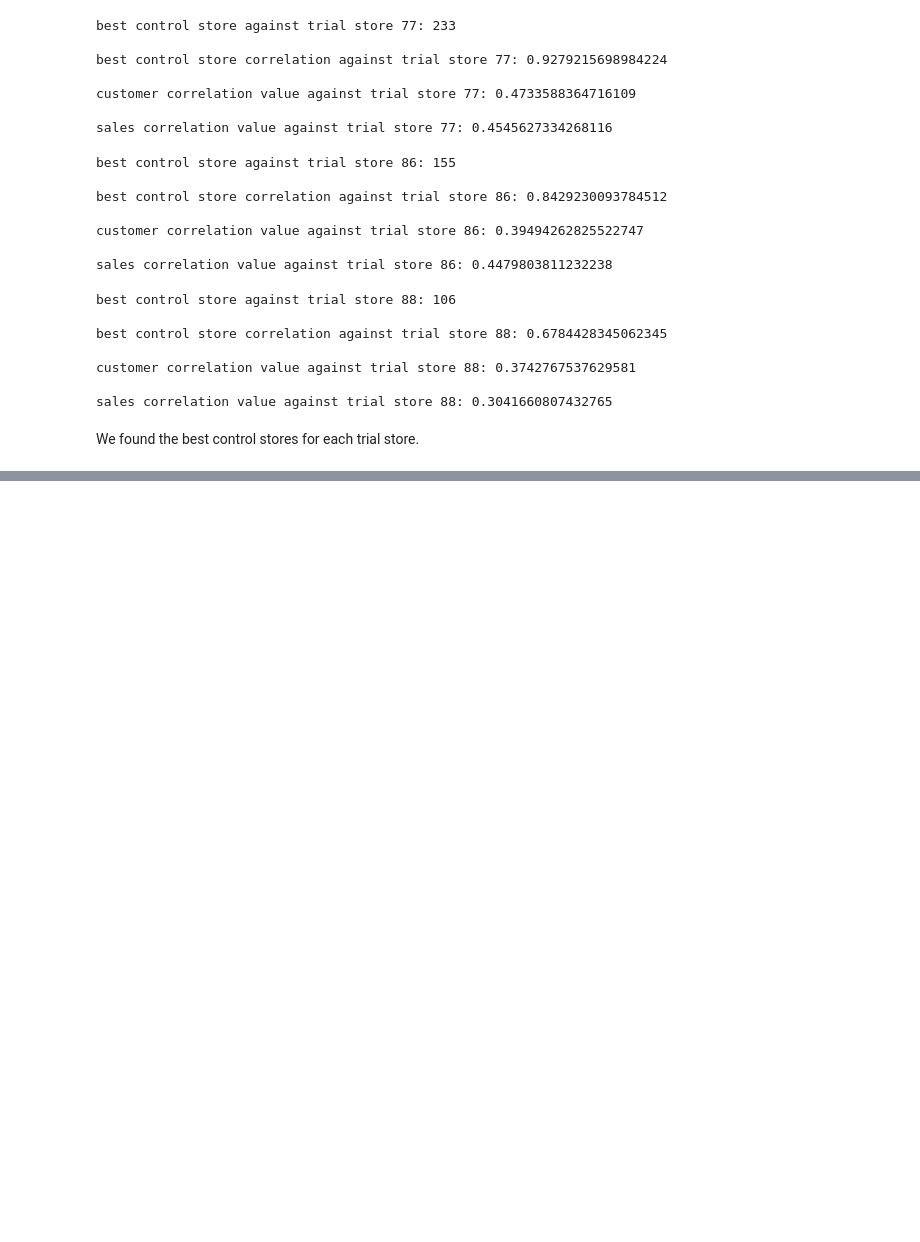
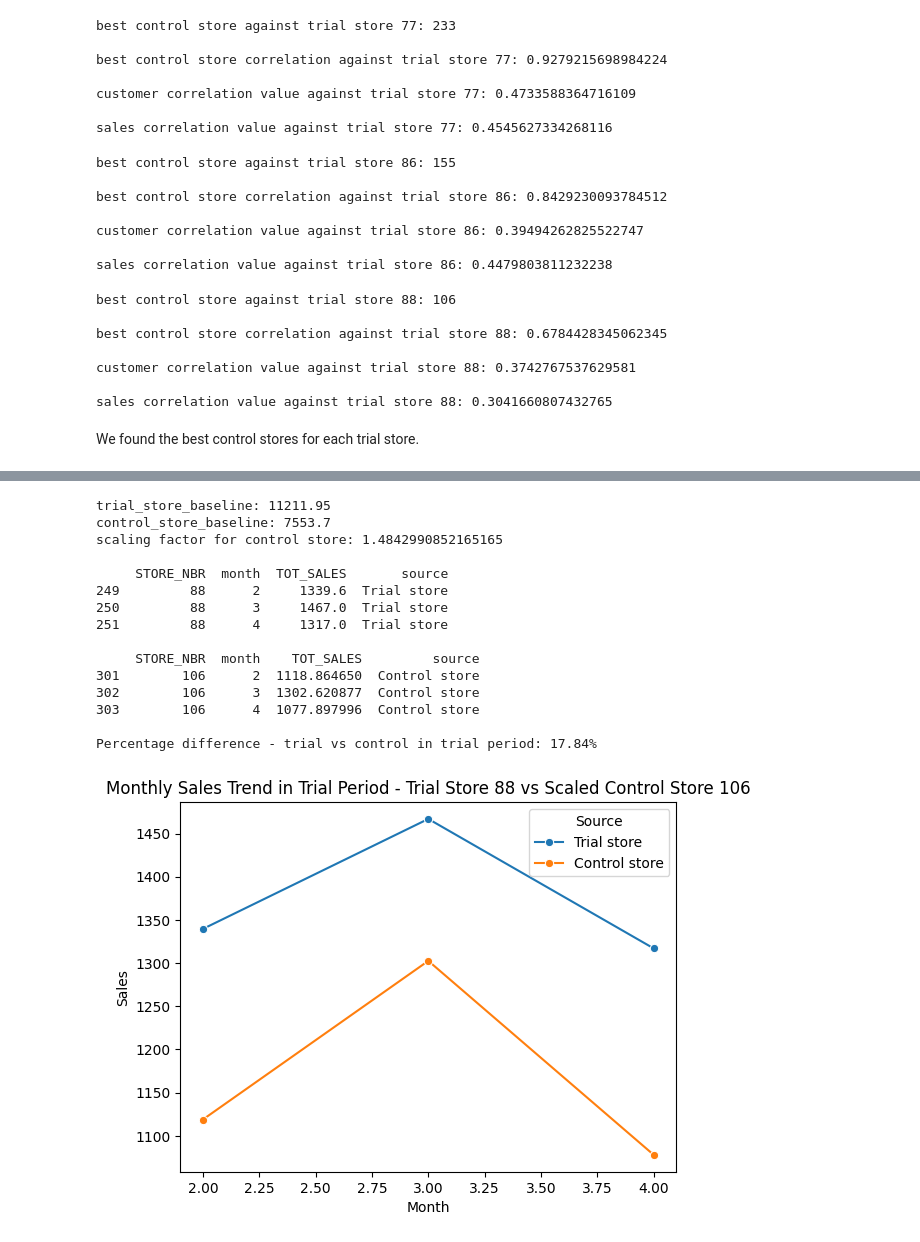
Before and after one commit to pandaueno0156/Exploratory_Data_Analysis_ChipCompany, a Jupyter notebook: customer_analytics.ipynb, the cells around one changed output, grey strips where cells are left out. Saved outputs shown, nothing was run; the diff lists cells and outputs as text; code cells hidden in the pictures; blank space fills up the shorter version.

```diff
--- a/customer_analytics.ipynb
+++ b/customer_analytics.ipynb
@@ -929,0 +1171,20 @@ We found the best control stores for each trial store.
+# %%
+# monthly sales trend trial 88 vs control 106
+output_month_sales_trial_control_after_scaling(df_merged, 88, 106)
+# %% [output]
+trial_store_baseline: 11211.95
+control_store_baseline: 7553.7
+scaling factor for control store: 1.4842990852165165
+
+     STORE_NBR  month  TOT_SALES       source
+249         88      2     1339.6  Trial store
+250         88      3     1467.0  Trial store
+251         88      4     1317.0  Trial store
+
+     STORE_NBR  month    TOT_SALES         source
+301        106      2  1118.864650  Control store
+302        106      3  1302.620877  Control store
+303        106      4  1077.897996  Control store
+
+Percentage difference - trial vs control in trial period: 17.84%
+[figure, added]
```
Also changed, not shown: parts of 28 cells of this notebook.
